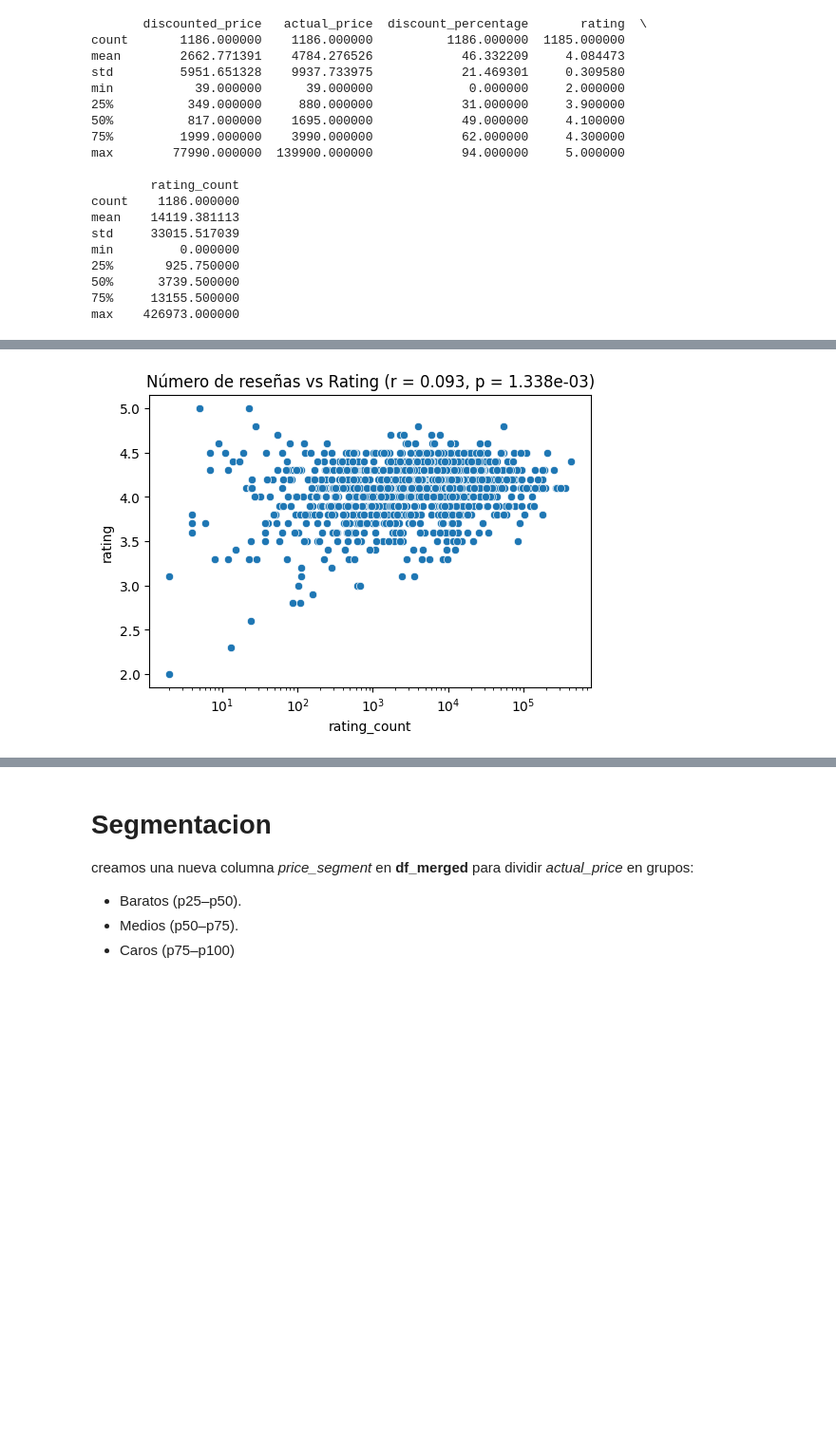
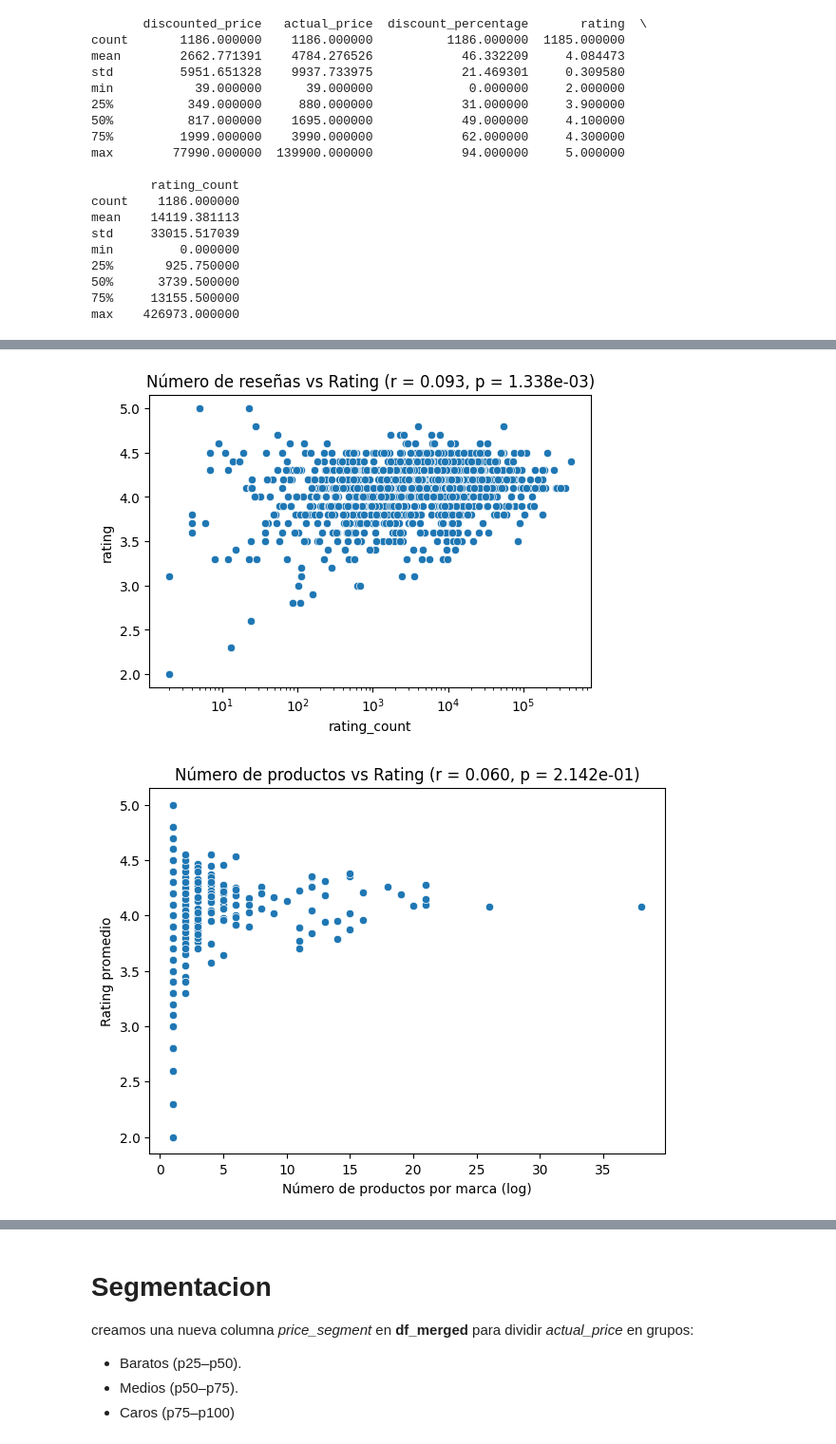
Before and after one commit to Blangis/DataLab-Amazon-dataset, a Jupyter notebook: notebooks/amazon.ipynb, the cells around one changed output, grey strips where cells are left out. Shown at 95% size. Saved outputs shown, nothing was run; the diff lists cells and outputs as text; code cells hidden in the pictures; blank space fills up the shorter version.

Commit message:
Gráficos actualizados

```diff
--- a/notebooks/amazon.ipynb
+++ b/notebooks/amazon.ipynb
@@ -1187,33 +1187,76 @@ y = df_merged["rating"]
 
 mask = (~np.isnan(x)) & (~np.isnan(y))
 x_clean, y_clean = x[mask], y[mask]
 
 r, p_value = pearsonr(x_clean, y_clean)
 
 plt.figure(figsize=(6,4))
 sns.scatterplot(x=x_clean, y=y_clean)
 plt.title(f"Descuento (%) vs Rating (r = {r:.3f}, p = {p_value:.3e})")
 plt.savefig("../visualizaciones/descuento_vs_rating.png")
 plt.show()
 
 # 3. Número de reseñas vs Rating (escala log)
 x = df_merged["rating_count"]
 y = df_merged["rating"]
 
 mask = (~np.isnan(x)) & (~np.isnan(y))
 x_clean, y_clean = x[mask], y[mask]
 
 r, p_value = pearsonr(x_clean, y_clean)
 
 plt.figure(figsize=(6,4))
 sns.scatterplot(x=x_clean, y=y_clean)
 plt.xscale("log")
 plt.title(f"Número de reseñas vs Rating (r = {r:.3f}, p = {p_value:.3e})")
+plt.savefig("../visualizaciones/resenas_vs_rating.png")
 plt.show()
+
+
+# 4. Número de productos vs Rating (escala log)
+import matplotlib.pyplot as plt
+import seaborn as sns
+import numpy as np
+import pandas as pd
+from scipy.stats import pearsonr
+
+# Agrupar: contar productos y promedio de rating por marca
+df_brand = (
+    df_merged.groupby("brand")
+    .agg(
+        num_productos=("product_id", "nunique"),  # número de productos
+        rating_promedio=("rating", "mean")        # rating promedio
+    )
+    .reset_index()
+)
+
+# Variables para scatter
+x = df_brand["num_productos"]
+y = df_brand["rating_promedio"]
+
+# Limpiar NaN
+mask = (~np.isnan(x)) & (~np.isnan(y))
+x_clean, y_clean = x[mask], y[mask]
+
+# Correlación
+r, p_value = pearsonr(x_clean, y_clean)
+
+# Gráfico de dispersión
+plt.figure(figsize=(7,5))
+sns.scatterplot(x=x_clean, y=y_clean)
+
+# plt.xscale("log")  # log porque puede haber mucha diferencia en # de productos
+plt.xlabel("Número de productos por marca (log)")
+plt.ylabel("Rating promedio")
+plt.title(f"Número de productos vs Rating (r = {r:.3f}, p = {p_value:.3e})")
+
+plt.savefig("../visualizaciones/productos_vs_rating.png", dpi=300)
+plt.show()
 # %% [output]
 [figure]
 [figure]
 [figure]
+[figure, added]
 # %%
 # 5. Tablas resumen
 
```
Also changed, not shown: parts of 6 cells of this notebook, 6 other files.
